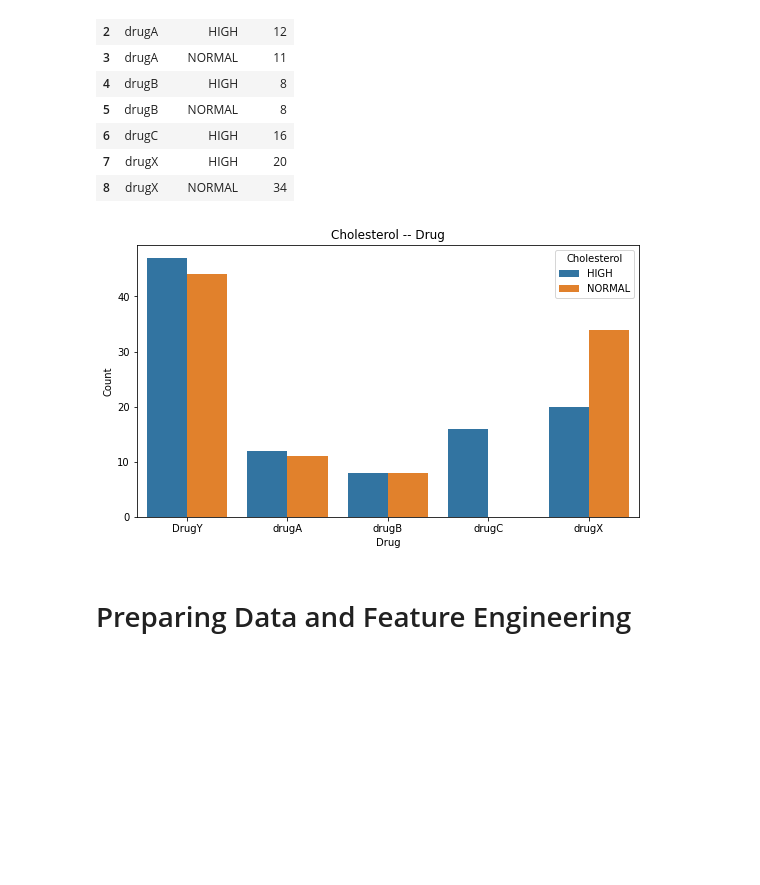
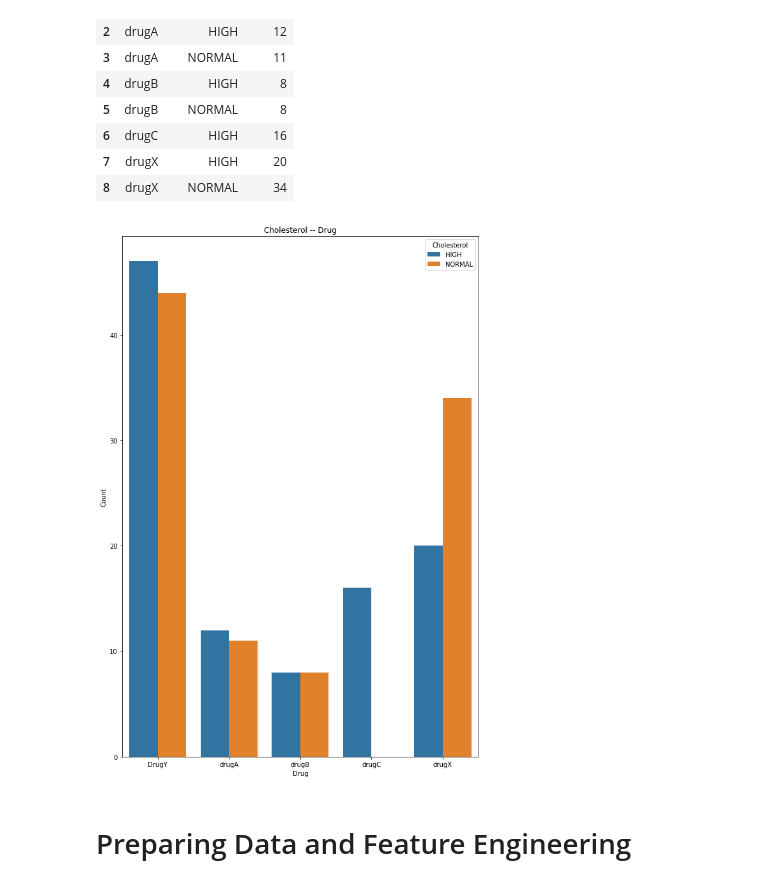
Before and after one commit to elhafizh/ai-drug-prediction, a Jupyter notebook: drug-classification.ipynb, the cells around one changed output. Saved outputs shown, nothing was run; the diff lists cells and outputs as text; code cells hidden in the pictures; blank space fills up the shorter version.

```diff
--- a/drug-classification.ipynb
+++ b/drug-classification.ipynb
@@ -274,12 +274,12 @@ df_CH_Drug
 | 7 | drugX | HIGH | 20 |
 | 8 | drugX | NORMAL | 34 |
 # %%
-plt.figure(figsize = (9,5))
+plt.figure(figsize = (10,15))
 sns.barplot(x = "Drug",y="Count", hue = "Cholesterol",data = df_CH_Drug)
 plt.title("Cholesterol -- Drug")
 plt.show()
 # %% [output]
-[figure, old version]
+[figure, new version]
 # %% [markdown]
 # Preparing Data and Feature Engineering
 # %% [markdown]
```
